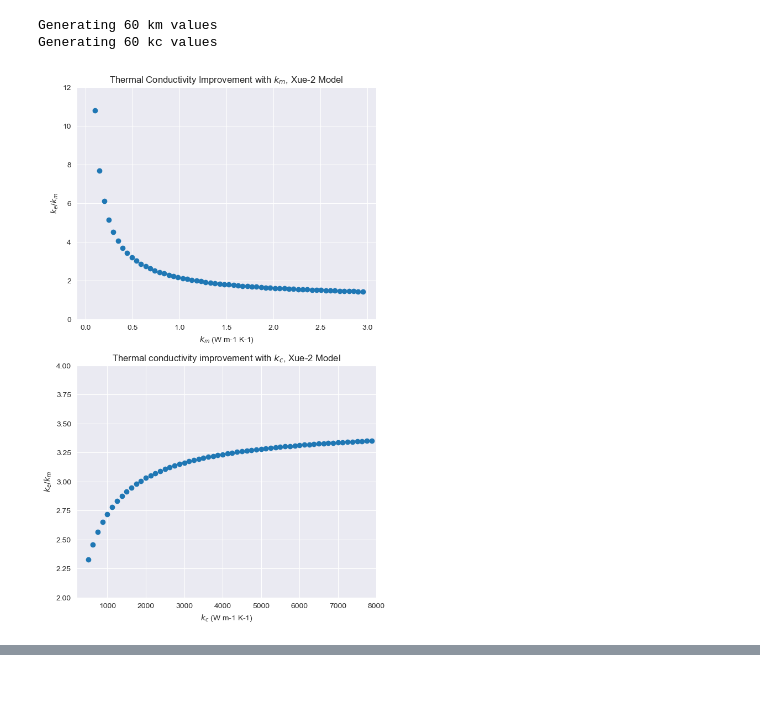
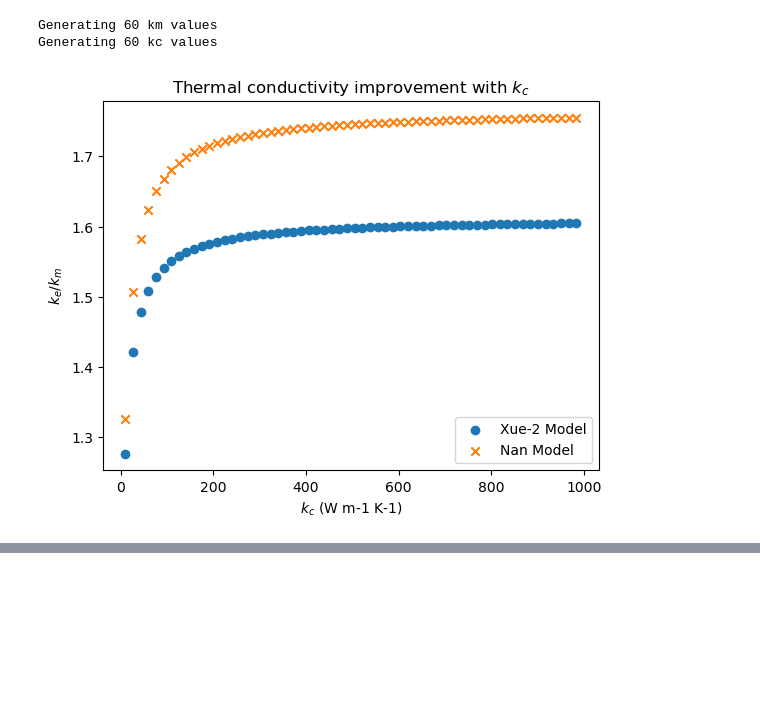
Before and after one commit to danesheppard/CNTCompositeModelling, a Jupyter notebook: nanocomp.ipynb, the cells around one changed output, grey strips where cells are left out. Saved outputs shown, nothing was run; the diff lists cells and outputs as text; code cells hidden in the pictures; blank space fills up the shorter version.

Commit message:
Surface plots added, models can now reproduce original literature results exactly

```diff
--- a/nanocomp.ipynb
+++ b/nanocomp.ipynb
@@ -12,11 +13,11 @@ import pandas as pd
 # The journal is set up so that all functions use the values listed here as defaults, but will accept overrides for any ones you want to change.
 
 RK = 8e-8 # m^2 K/W - Interfacial Thermal Resistance (Kapitza Resistance)
-f = 0.01 # The volume fraction of nanotubes in the nanocomposite
+f = 0.02 # The volume fraction of nanotubes in the nanocomposite
 
 kc = 3000 # W  / (m K) - The thermal conductivity of the carbon nanotubes (CNTs)
-km = 0.5 # W / (m K) - The thermal conductivity of the matrix material
-d = 25e-9 # m - The diameter of the CNTs
+km = 0.2059 # W / (m K) - The thermal conductivity of the matrix material
+d = 13e-9 # m - The diameter of the CNTs
 L = 1e-6 # m - The length of the CNTs. Must be > 15 nm for the assumptions in the equation to be valid.
 M = L/d # The aspect ratio of the carbon nanotubes
 
@@ -187,7 +188,7 @@ def calculateKeSolver(
     maxIter = 500
 ):
     ''' Calculates the Ke, given the rest of the parameters.
-    Depends on the kcl() and kct() functions defined above
+    Depends on the kcl() and kct() functions defined below
 
     9(1 − f )(ke − km)/(2ke + km)
     + f(ke − kc33)/(ke + 0.14d/L(kc33 - ke))
@@ -268,75 +269,98 @@ print()
 kmData = []
 kmNanData = []
 
+
+testFrac = 0.035
 initialKm = 0.05
 maxKm = 3
-setKc = 3000
-RKforkm = 5e-8
+
+setKc = 340
+RKforkm = 3.7e-8
 kmIncrement = 0.01
 iterations = 60
-kmL = 5e-5
+# kmL = 5e-5 # For matching literature plots
+kmL = 1e-6
 kmAxis = np.arange(start = initialKm, step = (maxKm - initialKm)/iterations, stop = maxKm)
 
 print(f'Generating {len(kmAxis)} km values')
 for kmValue in kmAxis:
-    keResult = calculateKeSolver(km = kmValue, kc = setKc, L = kmL, RK = RKforkm, maxIter = 500)
-    nanResult = nankekm(km = kmValue, kc = setKc, L = kmL, RK = RKforkm)
+    keResult = calculateKeSolver(f = testFrac, km = kmValue, kc = setKc, L = kmL, RK = RKforkm, maxIter = 500)
+    nanResult = nankekm(f = testFrac, km = kmValue, kc = setKc, L = kmL, RK = RKforkm)
     kmData.append(keResult/kmValue)
     kmNanData.append(nanResult)
 
-xueFig, xueAxes = plt.subplots(2, figsize = (7, 12))
-xueAxes[0].scatter(x = kmAxis, y = kmData)
-xueAxes[0].set_xlabel('$k_m$ (W m-1 K-1)')
-xueAxes[0].set_ylabel('$k_e/k_m$')
-xueAxes[0].set_ylim(0, 12)
-xueAxes[0].set_title('Thermal Conductivity Improvement with $k_m$, Xue-2 Model')
+# xueFig, xueAxes = plt.subplots(2, figsize = (7, 12))
+# xueAxes[0].scatter(x = kmAxis, y = kmData, label = 'Xue Model')
+# xueAxes[0].scatter(x = kmAxis, y = kmNanData, label = 'Nan Model', marker = 'x')
+# xueAxes[0].set_xlabel('$k_m$ (W m-1 K-1)')
+# xueAxes[0].set_ylabel('$k_e/k_m$')
+# # xueAxes[0].set_ylim(0, 12)
+# xueAxes[0].set_title('Thermal Conductivity Improvement with $k_m$, Xue-2 Model')
+# xueAxes[0].legend()
 
 # Similarly, for varying kc from 500 to 7000
 kcData = []
 kcNanData = []
-initialKc = 500
-maxKc = 8000
-setkm = 0.5
-kcL = 5e-5
-kcIncrement = 25
+initialKc = 10
+maxKc = 1000
+# setkm = 0.5
+setkm = 0.2059
+kcL = 1e-6
+# kcL = 5e-5 # For matching literature plots
+kcIncrement = 10
 kcAxis = np.arange(start = initialKc, step = (maxKc - initialKc)/iterations, stop = maxKc)
 counter = 0
 
 print(f'Generating {len(kcAxis)} kc values')
 for kcValue in kcAxis:
-    keResult = calculateKeSolver(kc = kcValue, L = kcL, km = setkm, RK = RKforkm)
-    nanResult = nankekm(kc = kcValue, L = kcL, km = setkm, RK = RKforkm)
+    keResult = calculateKeSolver(f = testFrac, kc = kcValue, L = kcL, km = setkm, RK = RKforkm)
+    nanResult = nankekm(f = testFrac, kc = kcValue, L = kcL, km = setkm, RK = RKforkm)
     kcData.append(keResult/setkm)
     kcNanData.append(nanResult)
     counter += 1
 
-xueAxes[1].scatter(x = kcAxis, y = kcData)
-xueAxes[1].set_xlabel('$k_c$ (W m-1 K-1)')
-xueAxes[1].set_ylabel('$k_e/k_m$')
-xueAxes[1].set_xlim(200, 8000)
-xueAxes[1].set_ylim(2, 4)
-xueAxes[1].set_title('Thermal conductivity improvement with $k_c$, Xue-2 Model')
+# xueAxes[1].scatter(x = kcAxis, y = kcData, label = 'Xue-2 Model')
+# xueAxes[1].scatter(x = kcAxis, y = kcNanData, label = 'Nan Model', marker = 'x')
+
+# xueAxes[1].set_xlabel('$k_c$ (W m-1 K-1)')
+# xueAxes[1].set_ylabel('$k_e/k_m$')
+# # xueAxes[1].set_xlim(200, 8000)
+# # xueAxes[1].set_ylim(2, 4.5)
+# xueAxes[1].set_title('Thermal conductivity improvement with $k_c$')
+# xueAxes[1].legend()
+# xueFig.savefig('./reacreatingXue2Plots.png')
+xueFig, xueAxes = plt.subplots()
+xueAxes.scatter(x = kcAxis, y = kcData, label = 'Xue-2 Model')
+xueAxes.scatter(x = kcAxis, y = kcNanData, label = 'Nan Model', marker = 'x')
+
+xueAxes.set_xlabel('$k_c$ (W m-1 K-1)')
+xueAxes.set_ylabel('$k_e/k_m$')
+# xueAxes.set_xlim(200, 8000)
+# xueAxes.set_ylim(2, 4.5)
+xueAxes.set_title('Thermal conductivity improvement with $k_c$')
+xueAxes.legend()
 xueFig.savefig('./reacreatingXue2Plots.png')
 
 # ***************************
 # Let's also plot the Nan model response to these parameters
 nanSenseFig, nanSenseAx = plt.subplots(2, figsize = (7, 12))
 
 # km plot for Nan model
 nanSenseAx[0].scatter(x = kmAxis, y = kmNanData)
 nanSenseAx[0].set_xlabel('$k_m$ (W m-1 K-1)')
 nanSenseAx[0].set_ylabel('$k_e/k_m$')
-nanSenseAx[0].set_ylim(0, 12)
-nanSenseAx[0].set_title('Thermal Conductivity Improvement with $k_m$, Nan model')
+# nanSenseAx[0].set_ylim(0, 12)
+nanSenseAx[0].set_title('Thermal Conductivity Improvement with $k_m$')
 
 # kc plot for Nan model (kf in the publication)
 nanSenseAx[1].scatter(x = kcAxis, y = kcNanData)
 nanSenseAx[1].set_xlabel('$k_c$ (W m-1 K-1)')
 nanSenseAx[1].set_ylabel('$k_e/k_m$')
-nanSenseAx[1].set_xlim(200, 8000)
+# nanSenseAx[1].set_xlim(200, 8000)
 nanSenseAx[1].set_title('Thermal conductivity improvement with $k_c$, Nan model')
-nanSenseFig.savefig('./nanSensitivity.png')
+# nanSenseFig.savefig('./nanSensitivity.png')
+nanSenseFig.show()
 # %% [output]
 Generating 60 km values
 Generating 60 kc values
-[figure, old version]
+[figure, new version]
```
Also changed, not shown: parts of 11 cells of this notebook, 13 other files.
